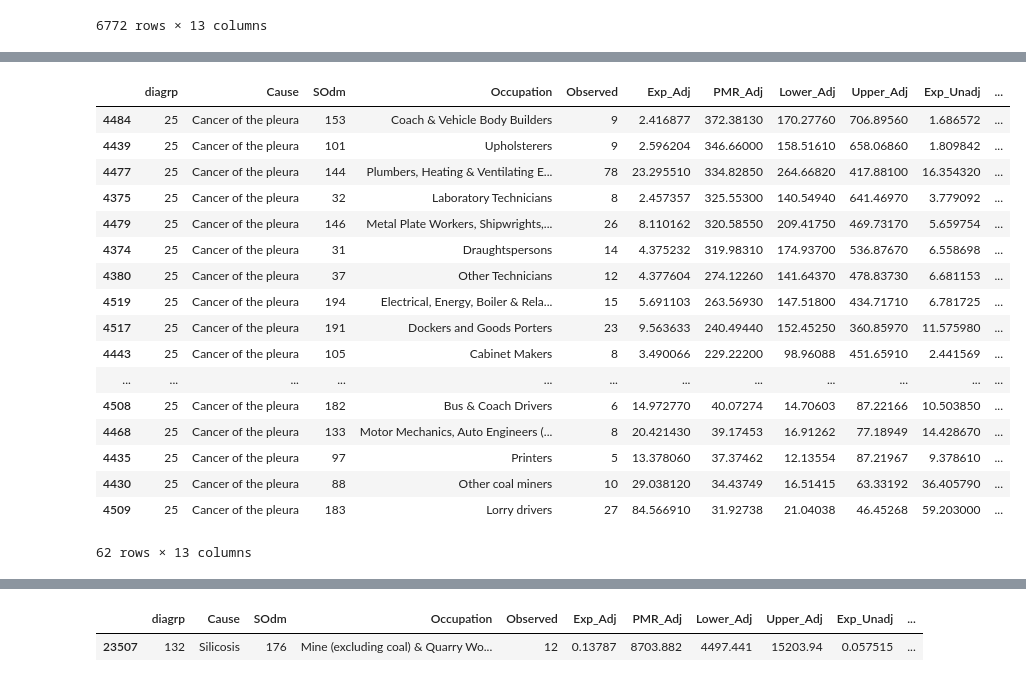
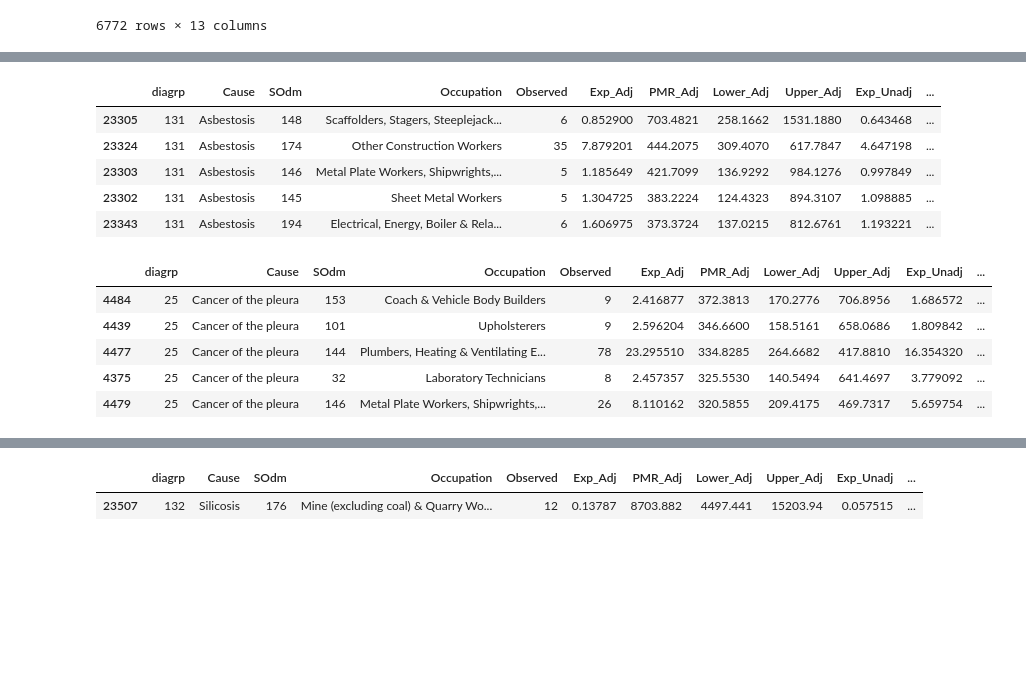
Before and after one commit to drcjar/jobdeaths, a Jupyter notebook: deathjobs.ipynb, the cells around one changed output, grey strips where cells are left out. Cells and saved outputs as stored; diff of their text form; code cells hidden in the pictures; blank space fills up the shorter version.

```diff
--- a/deathjobs.ipynb
+++ b/deathjobs.ipynb
@@ -103,22 +100,19 @@ df[(df['Cause'] == 'Cancer of the peritoneum') & (df['Observed'] > 4)].sort('PMR
+# %%
+df[(df['Cause'] == 'Asbestosis') & (df['Observed'] > 4)].sort('PMR_Adj', ascending=False).head()
+# %% [output]
+|  | diagrp | Cause | SOdm | Occupation | Observed | Exp_Adj | PMR_Adj | Lower_Adj | Upper_Adj | Exp_Unadj | ... |
+| 23305 | 131 | Asbestosis | 148 | Scaffolders, Stagers, Steeplejack... | 6 | 0.852900 | 703.4821 | 258.1662 | 1531.1880 | 0.643468 | ... |
+| 23324 | 131 | Asbestosis | 174 | Other Construction Workers | 35 | 7.879201 | 444.2075 | 309.4070 | 617.7847 | 4.647198 | ... |
+| 23303 | 131 | Asbestosis | 146 | Metal Plate Workers, Shipwrights,... | 5 | 1.185649 | 421.7099 | 136.9292 | 984.1276 | 0.997849 | ... |
+| 23302 | 131 | Asbestosis | 145 | Sheet Metal Workers | 5 | 1.304725 | 383.2224 | 124.4323 | 894.3107 | 1.098885 | ... |
+| 23343 | 131 | Asbestosis | 194 | Electrical, Energy, Boiler & Rela... | 6 | 1.606975 | 373.3724 | 137.0215 | 812.6761 | 1.193221 | ... |
 # %%
-df[(df['Cause'] == 'Cancer of the pleura') & (df['Observed'] > 4)].sort('PMR_Adj', ascending=False)
+df[(df['Cause'] == 'Cancer of the pleura') & (df['Observed'] > 4)].sort('PMR_Adj', ascending=False).head()
 # %% [output]
 |  | diagrp | Cause | SOdm | Occupation | Observed | Exp_Adj | PMR_Adj | Lower_Adj | Upper_Adj | Exp_Unadj | ... |
-| 4484 | 25 | Cancer of the pleura | 153 | Coach & Vehicle Body Builders | 9 | 2.416877 | 372.38130 | 170.27760 | 706.89560 | 1.686572 | ... |
-| 4439 | 25 | Cancer of the pleura | 101 | Upholsterers | 9 | 2.596204 | 346.66000 | 158.51610 | 658.06860 | 1.809842 | ... |
-| 4477 | 25 | Cancer of the pleura | 144 | Plumbers, Heating & Ventilating E... | 78 | 23.295510 | 334.82850 | 264.66820 | 417.88100 | 16.354320 | ... |
-| 4375 | 25 | Cancer of the pleura | 32 | Laboratory Technicians | 8 | 2.457357 | 325.55300 | 140.54940 | 641.46970 | 3.779092 | ... |
-| 4479 | 25 | Cancer of the pleura | 146 | Metal Plate Workers, Shipwrights,... | 26 | 8.110162 | 320.58550 | 209.41750 | 469.73170 | 5.659754 | ... |
-| 4374 | 25 | Cancer of the pleura | 31 | Draughtspersons | 14 | 4.375232 | 319.98310 | 174.93700 | 536.87670 | 6.558698 | ... |
-| 4380 | 25 | Cancer of the pleura | 37 | Other Technicians | 12 | 4.377604 | 274.12260 | 141.64370 | 478.83730 | 6.681153 | ... |
-| 4519 | 25 | Cancer of the pleura | 194 | Electrical, Energy, Boiler & Rela... | 15 | 5.691103 | 263.56930 | 147.51800 | 434.71710 | 6.781725 | ... |
-| 4517 | 25 | Cancer of the pleura | 191 | Dockers and Goods Porters | 23 | 9.563633 | 240.49440 | 152.45250 | 360.85970 | 11.575980 | ... |
-| 4443 | 25 | Cancer of the pleura | 105 | Cabinet Makers | 8 | 3.490066 | 229.22200 | 98.96088 | 451.65910 | 2.441569 | ... |
-| ... | ... | ... | ... | ... | ... | ... | ... | ... | ... | ... | ... |
-| 4508 | 25 | Cancer of the pleura | 182 | Bus & Coach Drivers | 6 | 14.972770 | 40.07274 | 14.70603 | 87.22166 | 10.503850 | ... |
-| 4468 | 25 | Cancer of the pleura | 133 | Motor Mechanics, Auto Engineers (... | 8 | 20.421430 | 39.17453 | 16.91262 | 77.18949 | 14.428670 | ... |
-| 4435 | 25 | Cancer of the pleura | 97 | Printers | 5 | 13.378060 | 37.37462 | 12.13554 | 87.21967 | 9.378610 | ... |
-| 4430 | 25 | Cancer of the pleura | 88 | Other coal miners | 10 | 29.038120 | 34.43749 | 16.51415 | 63.33192 | 36.405790 | ... |
-| 4509 | 25 | Cancer of the pleura | 183 | Lorry drivers | 27 | 84.566910 | 31.92738 | 21.04038 | 46.45268 | 59.203000 | ... |
+| 4484 | 25 | Cancer of the pleura | 153 | Coach & Vehicle Body Builders | 9 | 2.416877 | 372.3813 | 170.2776 | 706.8956 | 1.686572 | ... |
+| 4439 | 25 | Cancer of the pleura | 101 | Upholsterers | 9 | 2.596204 | 346.6600 | 158.5161 | 658.0686 | 1.809842 | ... |
+| 4477 | 25 | Cancer of the pleura | 144 | Plumbers, Heating & Ventilating E... | 78 | 23.295510 | 334.8285 | 264.6682 | 417.8810 | 16.354320 | ... |
+| 4375 | 25 | Cancer of the pleura | 32 | Laboratory Technicians | 8 | 2.457357 | 325.5530 | 140.5494 | 641.4697 | 3.779092 | ... |
+| 4479 | 25 | Cancer of the pleura | 146 | Metal Plate Workers, Shipwrights,... | 26 | 8.110162 | 320.5855 | 209.4175 | 469.7317 | 5.659754 | ... |
-62 rows × 13 columns
 # %%
```
Also changed, not shown: parts of 16 cells of this notebook, 2 other files.
